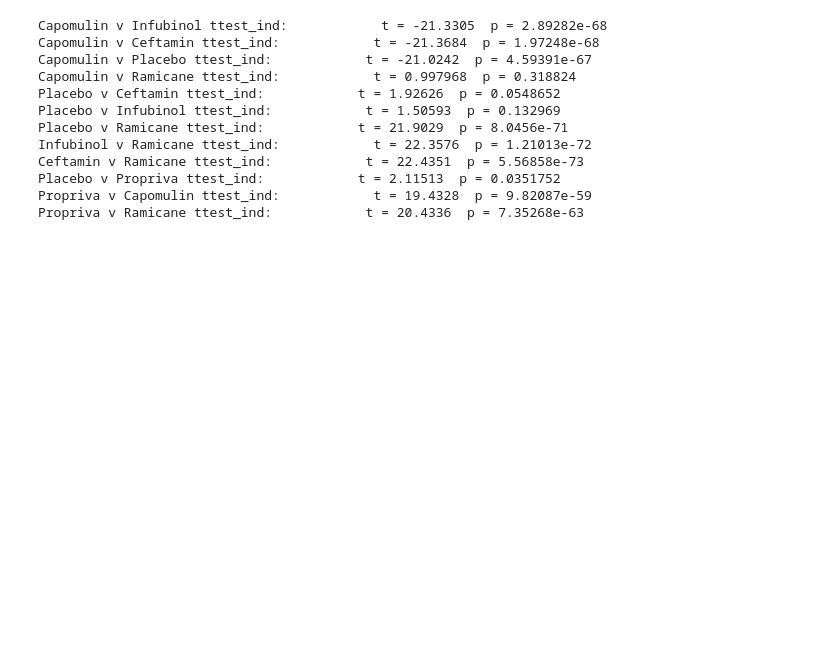
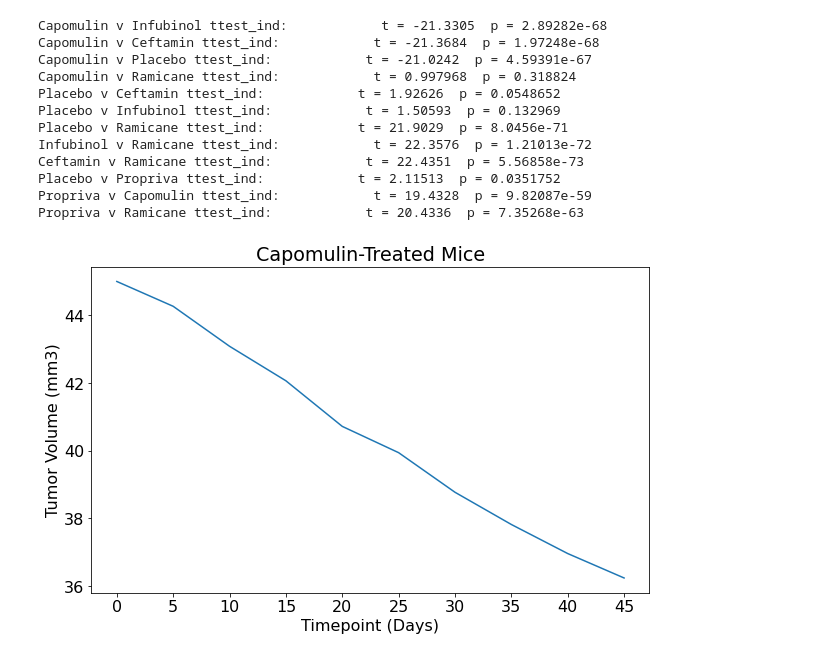
Before and after one commit to Fhern1954/Matplotlib_Homework, a Jupyter notebook: Pymaceuticals/pymaceuticals_fh.ipynb, the cells around one changed output. Saved outputs shown, nothing was run; the diff lists cells and outputs as text; code cells hidden in the pictures; blank space fills up the shorter version.

Commit message:
Adding Weight/Tumor Vol/Timepoint analysis

```diff
--- a/Pymaceuticals/pymaceuticals_fh.ipynb
+++ b/Pymaceuticals/pymaceuticals_fh.ipynb
@@ -450,3 +450,22 @@ Ceftamin v Ramicane ttest_ind:            t = 22.4351  p = 5.56858e-73
 Placebo v Propriva ttest_ind:            t = 2.11513  p = 0.0351752
 Propriva v Capomulin ttest_ind:            t = 19.4328  p = 9.82087e-59
 Propriva v Ramicane ttest_ind:            t = 20.4336  p = 7.35268e-63
+# %%
+tp_grouped_capo=capomulin_mice.groupby(["Timepoint"])
+
+x_axis_data=['0', '5', '10', '15', '20', '25', '30', '35', '40', '45']
+tumor_volume=tp_grouped_capo['Tumor Volume (mm3)'].mean()
+
+#x_axis_data.value_counts()
+#tumor_volume
+
+
+plt.figure(1, figsize=(10,6))
+plt.title('Capomulin-Treated Mice')
+plt.ylabel('Tumor Volume (mm3)')
+plt.xlabel('Timepoint (Days)')
+plt.plot(x_axis_data, tumor_volume)
+
+plt.show()
+# %% [output]
+[figure, added]
```
Also changed, not shown: parts of 4 cells of this notebook.
